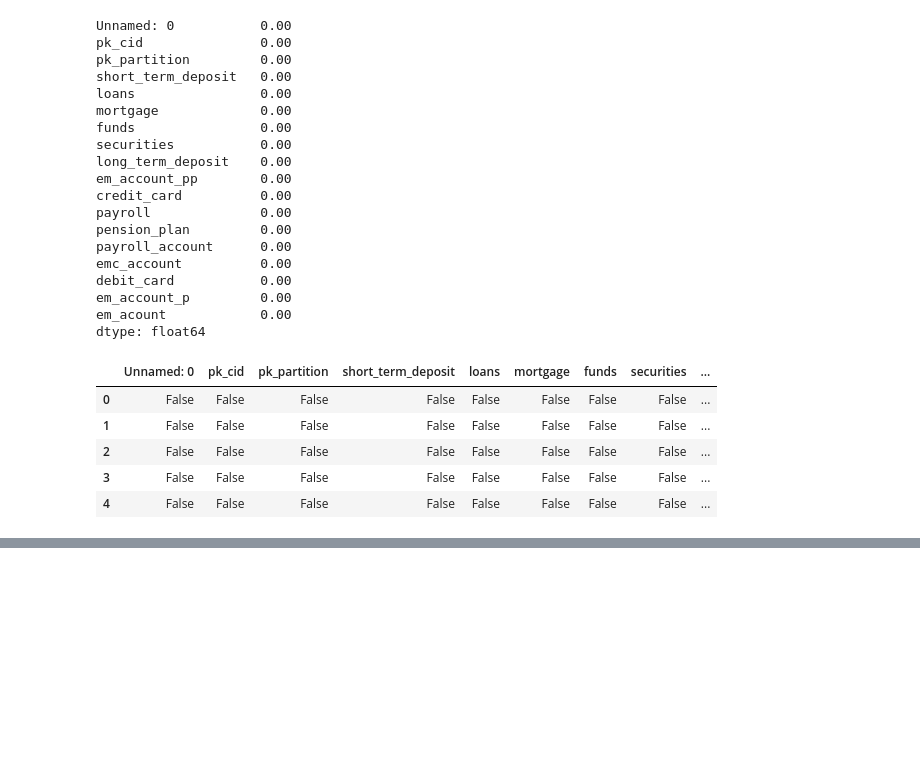
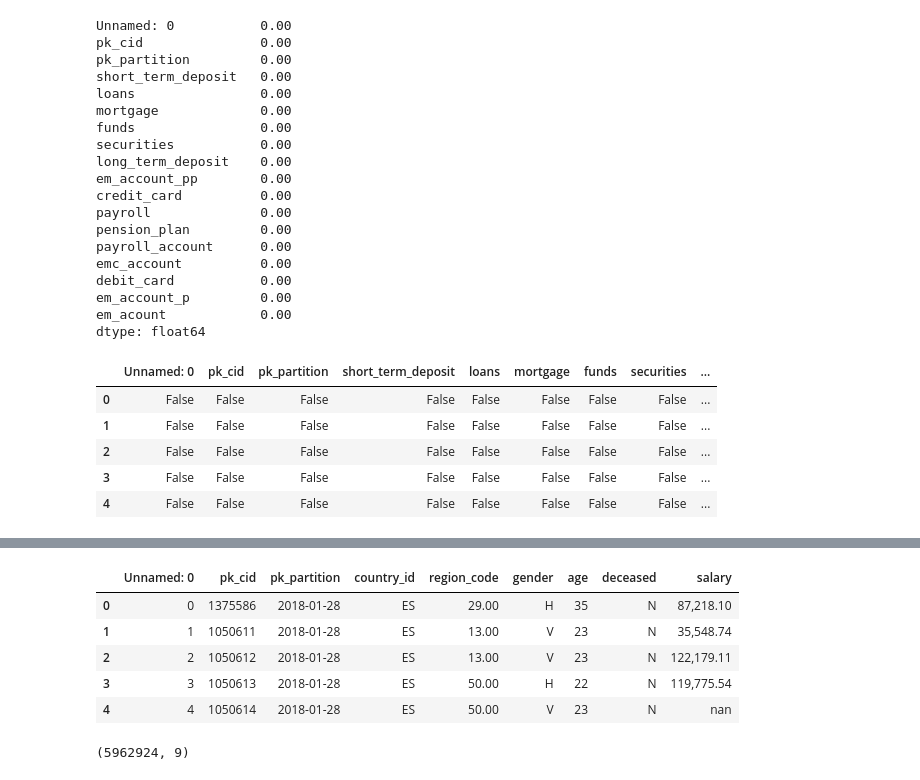
Before and after one commit to EdgarData/EasyMoney, a Jupyter notebook: Tarea_1_Análisis.ipynb, the cells around one changed output, grey strips where cells are left out. Saved outputs shown, nothing was run; the diff lists cells and outputs as text; code cells hidden in the pictures; blank space fills up the shorter version.

```diff
--- a/Tarea_1_Análisis.ipynb
+++ b/Tarea_1_Análisis.ipynb
@@ -265,0 +278,2 @@ products_null.head()
+# %%
+sociodemographic = pd.read_csv(ruta+'sociodemographic_df.csv')
@@ -265,0 +299,9 @@ products_null.head()
+# %%
+sociodemographic.head()
+# %% [output]
+|  | Unnamed: 0 | pk_cid | pk_partition | country_id | region_code | gender | age | deceased | salary |
+| 0 | 0 | 1375586 | 2018-01-28 | ES | 29.00 | H | 35 | N | 87,218.10 |
+| 1 | 1 | 1050611 | 2018-01-28 | ES | 13.00 | V | 23 | N | 35,548.74 |
+| 2 | 2 | 1050612 | 2018-01-28 | ES | 13.00 | V | 23 | N | 122,179.11 |
+| 3 | 3 | 1050613 | 2018-01-28 | ES | 50.00 | H | 22 | N | 119,775.54 |
+| 4 | 4 | 1050614 | 2018-01-28 | ES | 50.00 | V | 23 | N | nan |
@@ -265,0 +310,4 @@ products_null.head()
+# %%
+sociodemographic.shape
+# %% [output]
+(5962924, 9)
```
Also changed, not shown: parts of 7 cells of this notebook.
